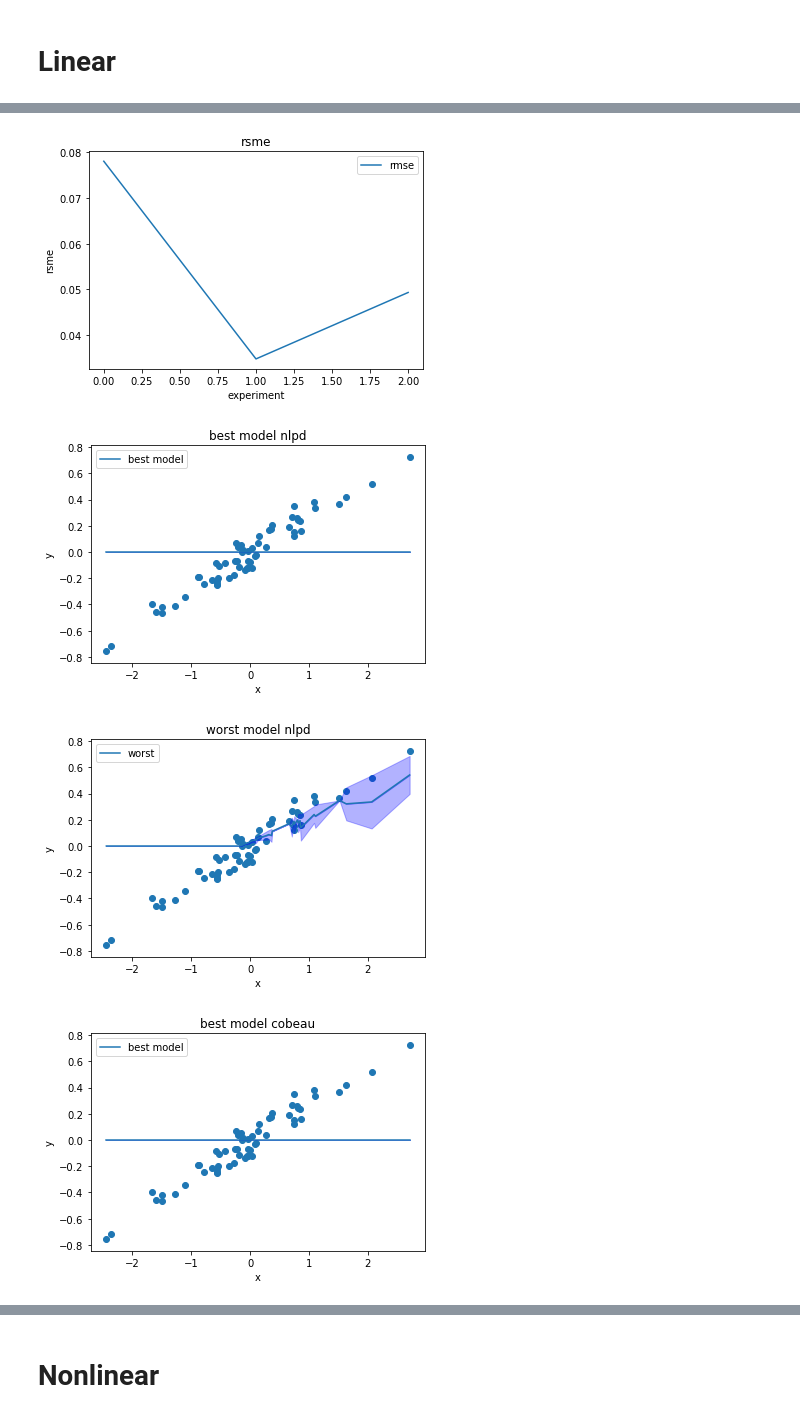
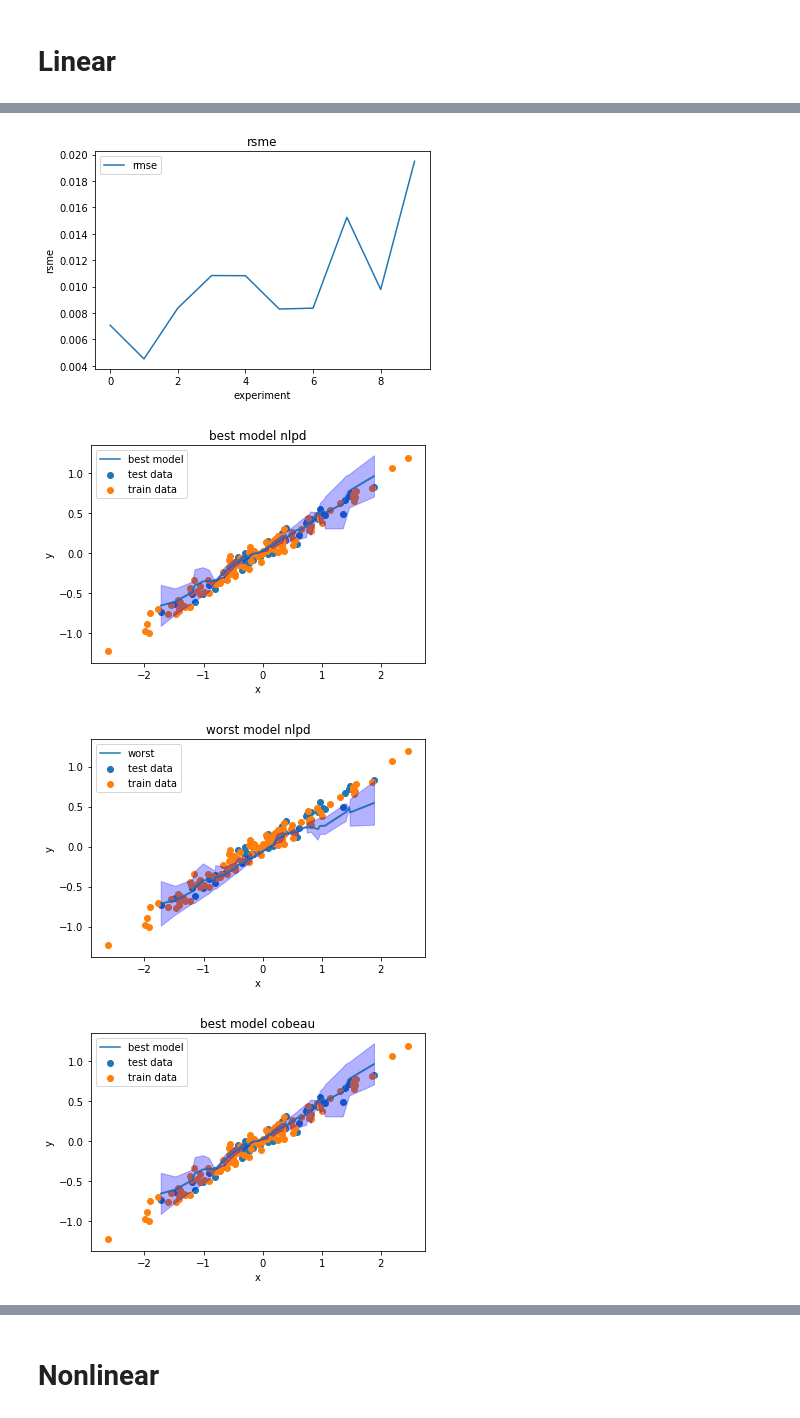
Before and after one commit to wooohoooo/Master-Thesis, a Jupyter notebook: new_version/net_repeated_experiment.ipynb, the cells around one changed output, grey strips where cells are left out. Saved outputs shown, nothing was run; the diff lists cells and outputs as text; code cells hidden in the pictures.

```diff
--- a/new_version/net_repeated_experiment.ipynb
+++ b/new_version/net_repeated_experiment.ipynb
@@ -27,15 +27,17 @@ from networks import DropoutNetwork, NlpdNetwork, LrNetwork
 # %% [markdown]
 # Linear
 # %%
-num_meta_epochs = 3#10
-num_epochs = 50#50
-seed = 50#42
+num_meta_epochs = 10#10
+num_epochs = 50#15#5#25#50
+seed = 42#45#42
 
-
-datset_params = {'num_samples':num_epochs,'seed':seed,'n_samples':50}
+num_samples = 150
+dataset_params = {'seed':seed,'num_samples':num_samples}
 
 learning_rate = 1/num_epochs
-model_params = {'num_epochs':num_epochs,'seed':seed,'learning_rate':learning_rate,'initialisation_scheme':tf.keras.initializers.he_normal}
+model_params = {'initialisation_scheme':tf.keras.initializers.he_normal,
+               'num_epochs':num_epochs,'seed':seed,'learning_rate':learning_rate}#{'num_epochs':num_epochs,'seed':seed,'learning_rate':learning_rate,'initialisation_scheme':tf.keras.initializers.he_normal}
 # %%
-pd = repeat_experiment(DropoutNetwork, dataset_creation.LinearDataset,num_meta_epochs=num_meta_epochs,model_params=model_params)
+pd = repeat_experiment(DropoutNetwork, dataset_creation.LinearDataset,
+                       num_meta_epochs=num_meta_epochs,model_params=model_params,dataset_params=dataset_params)
 # %% [output]
@@ -65,4 +65,4 @@ max   &  1.000000 &  0.166667 &       inf &  0.078020 \\
-[figure, old version]
+[figure, new version]
-[figure, old version]
+[figure, new version]
-[figure, old version]
+[figure, new version]
-[figure, old version]
+[figure, new version]
```
Also changed, not shown: parts of 12 cells of this notebook, 8 other files.
